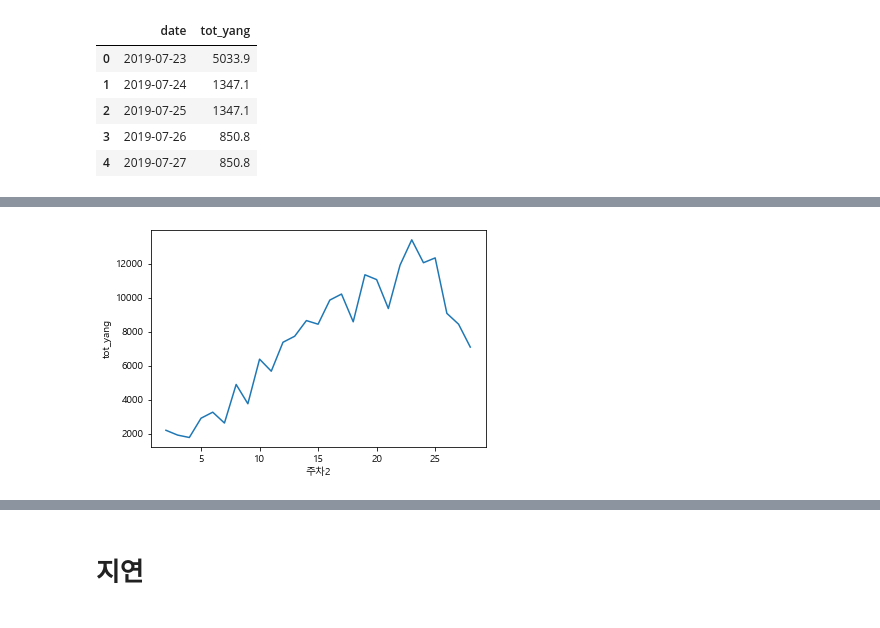
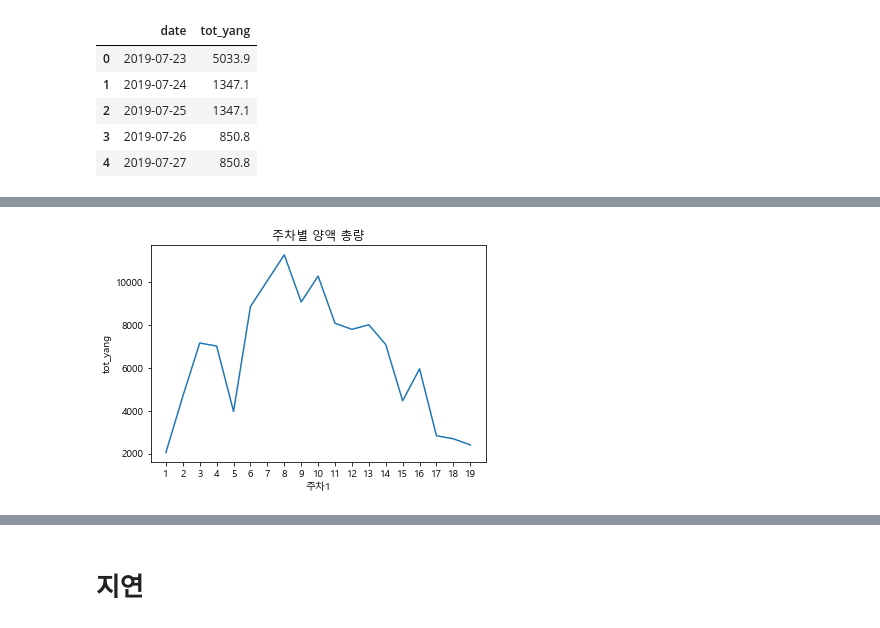
Before and after one commit to meucham11/nong_intern, a Jupyter notebook: 방울토마토/1920/아리울.ipynb, the cells around one changed output, grey strips where cells are left out. Drawn from its saved outputs; the diff is of its cells as text; code cells hidden in the pictures.

```diff
--- a/방울토마토/1920/아리울.ipynb
+++ b/방울토마토/1920/아리울.ipynb
@@ -545,3 +575,3 @@ yang_data2['주차2']=yang_data2['주차2']+1
 # %%
-yang_data1=yang_data1.pivot_table(index='주차1',values='tot_yang',aggfunc='sum').reset_index()
-yang_data2=yang_data2.pivot_table(index='주차2',values='tot_yang',aggfunc='sum').reset_index()
+yang_data1_pivot1=yang_data1.pivot_table(index='주차1',values='tot_yang',aggfunc='sum').reset_index()
+yang_data2_pivot2=yang_data2.pivot_table(index='주차2',values='tot_yang',aggfunc='sum').reset_index()
@@ -553,5 +578,11 @@ plt.show()
-# %%
-sns.lineplot(data=yang_data2,x='주차2',y='tot_yang')
-plt.show()
-# %% [output]
-[figure, removed]
+# %%
+yang_data1_pivot1['주차1']=yang_data1_pivot1['주차1'].astype(str)
+yang_data2_pivot2['주차2']=yang_data2_pivot2['주차2'].astype(str)
+# %%
+ax=plt.subplot(1,1,1)
+sns.lineplot(data=yang_data1_pivot1,x='주차1',y='tot_yang',sort=False)
+ax.set_xticklabels(yang_data1_pivot1['주차1'].unique())
+plt.title('주차별 양액 총량')
+plt.show()
+# %% [output]
+[figure, added]
```
Also changed, not shown: parts of 12 cells of this notebook.
